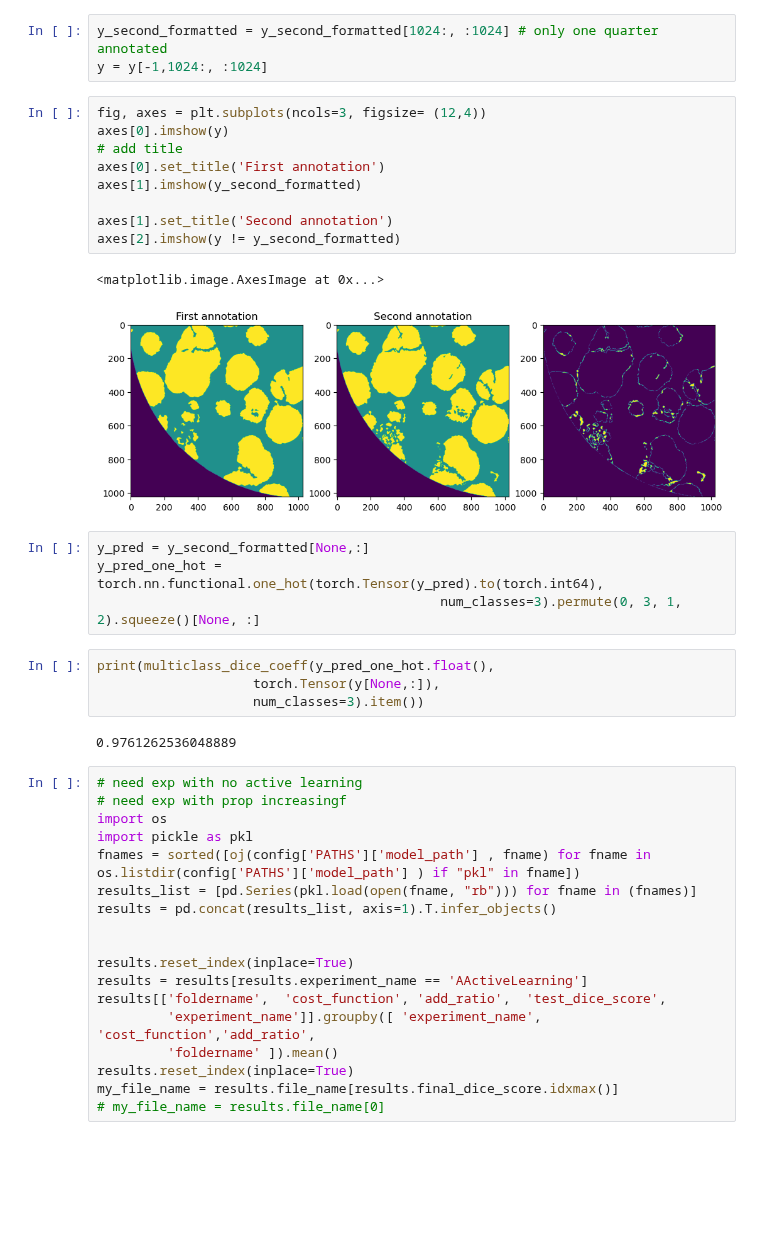
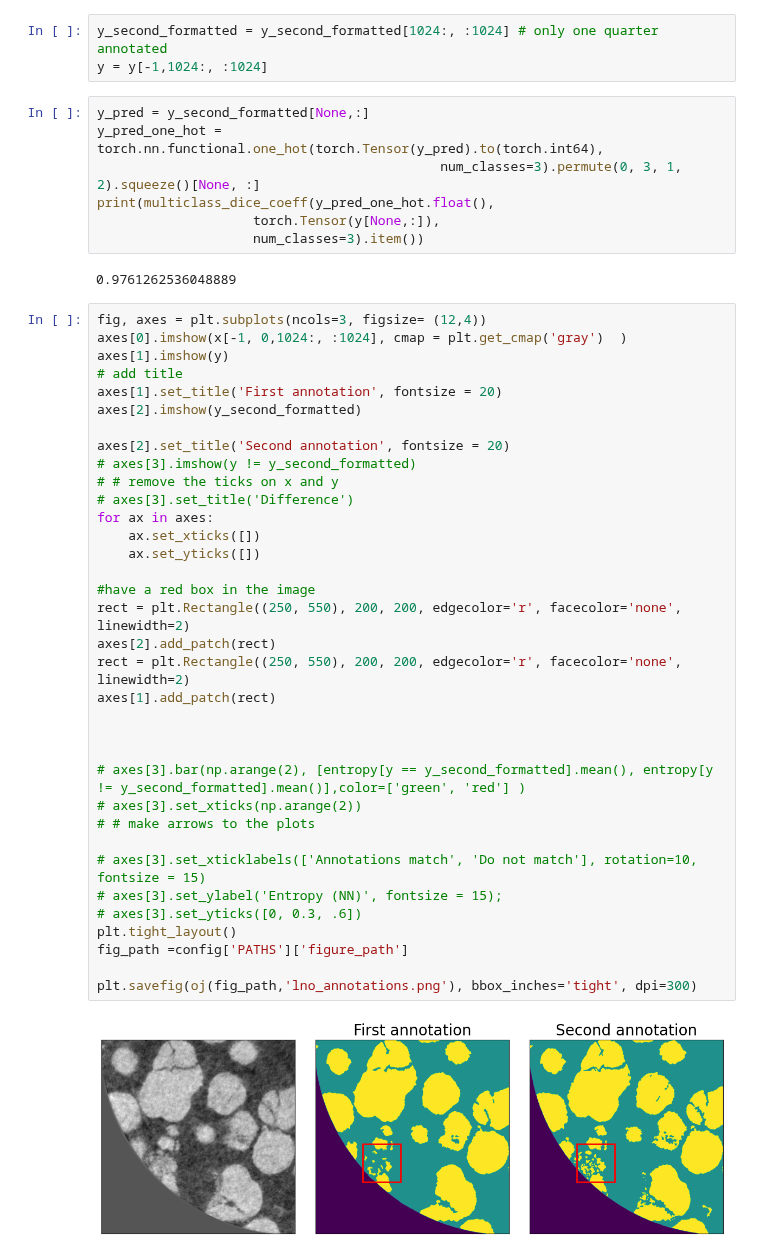
Before and after one commit to laura-rieger/segmenter, a Jupyter notebook: notebooks/Repeat annotation.ipynb, the cells around one changed output. Drawn from its saved outputs; the diff is of its cells as text; blank space fills up the shorter version.

```diff
--- a/notebooks/Repeat annotation.ipynb
+++ b/notebooks/Repeat annotation.ipynb
@@ -34,43 +42,49 @@ for i,val in enumerate(y_second_formatted_vals):
 # %%
 y_second_formatted = y_second_formatted[1024:, :1024] # only one quarter annotated
 y = y[-1,1024:, :1024]
-# %%
-fig, axes = plt.subplots(ncols=3, figsize= (12,4))
-axes[0].imshow(y)
-# add title
-axes[0].set_title('First annotation')
-axes[1].imshow(y_second_formatted)
-
-axes[1].set_title('Second annotation')
-axes[2].imshow(y != y_second_formatted)
-# %% [output]
-<matplotlib.image.AxesImage at 0x...>
-[figure, removed]
 # %%
 y_pred = y_second_formatted[None,:]
 y_pred_one_hot = torch.nn.functional.one_hot(torch.Tensor(y_pred).to(torch.int64),
                                             num_classes=3).permute(0, 3, 1, 2).squeeze()[None, :]
+print(multiclass_dice_coeff(y_pred_one_hot.float(),
+                    torch.Tensor(y[None,:]),
+                    num_classes=3).item())
+# %% [output]
+0.9761262536048889
-# %%
-print(multiclass_dice_coeff(y_pred_one_hot.float(),
-                    torch.Tensor(y[None,:]),
-                    num_classes=3).item())
-# %% [output]
-0.9761262536048889
-# %%
-# need exp with no active learning
-# need exp with prop increasingf
-import os
-import pickle as pkl
-fnames = sorted([oj(config['PATHS']['model_path'] , fname) for fname in os.listdir(config['PATHS']['model_path'] ) if "pkl" in fname])
-results_list = [pd.Series(pkl.load(open(fname, "rb"))) for fname in (fnames)]
-results = pd.concat(results_list, axis=1).T.infer_objects()
-
-
-results.reset_index(inplace=True)
-results = results[results.experiment_name == 'AActiveLearning']
-results[['foldername',  'cost_function', 'add_ratio',  'test_dice_score',
-         'experiment_name']].groupby([ 'experiment_name', 'cost_function','add_ratio',
-         'foldername' ]).mean()
-results.reset_index(inplace=True)
-my_file_name = results.file_name[results.final_dice_score.idxmax()]
-# my_file_name = results.file_name[0]
+# %%
+fig, axes = plt.subplots(ncols=3, figsize= (12,4))
+axes[0].imshow(x[-1, 0,1024:, :1024], cmap = plt.get_cmap('gray')  )
+axes[1].imshow(y)
+# add title
+axes[1].set_title('First annotation', fontsize = 20)
+axes[2].imshow(y_second_formatted)
+
+axes[2].set_title('Second annotation', fontsize = 20)
+# axes[3].imshow(y != y_second_formatted)
+# # remove the ticks on x and y
+# axes[3].set_title('Difference')
+for ax in axes:
+    ax.set_xticks([])
+    ax.set_yticks([])
+
+#have a red box in the image
+rect = plt.Rectangle((250, 550), 200, 200, edgecolor='r', facecolor='none', linewidth=2)
+axes[2].add_patch(rect)
+rect = plt.Rectangle((250, 550), 200, 200, edgecolor='r', facecolor='none', linewidth=2)
+axes[1].add_patch(rect)
+
+
+
+# axes[3].bar(np.arange(2), [entropy[y == y_second_formatted].mean(), entropy[y != y_second_formatted].mean()],color=['green', 'red'] )
+# axes[3].set_xticks(np.arange(2))
+# # make arrows to the plots
+
+# axes[3].set_xticklabels(['Annotations match', 'Do not match'], rotation=10, fontsize = 15)
+# axes[3].set_ylabel('Entropy (NN)', fontsize = 15);
+# axes[3].set_yticks([0, 0.3, .6])
+plt.tight_layout()
+fig_path =config['PATHS']['figure_path']
+
+plt.savefig(oj(fig_path,'lno_annotations.png'), bbox_inches='tight', dpi=300)
+# %% [output]
+[figure, added]
```
Also changed, not shown: parts of 26 cells of this notebook, 9 other files.
